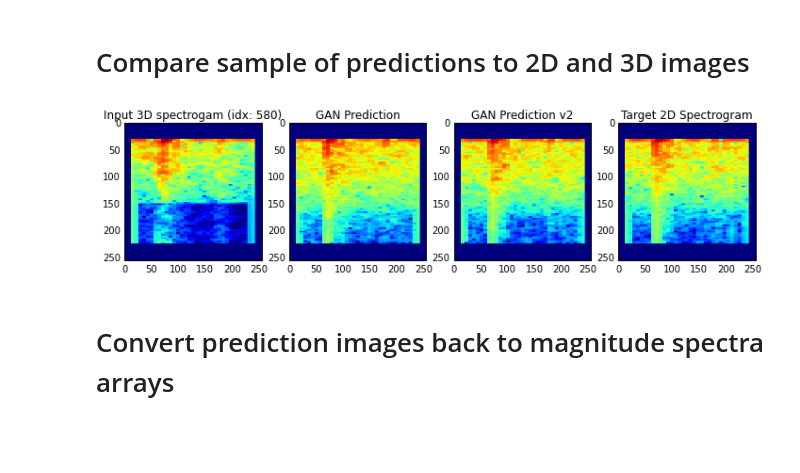
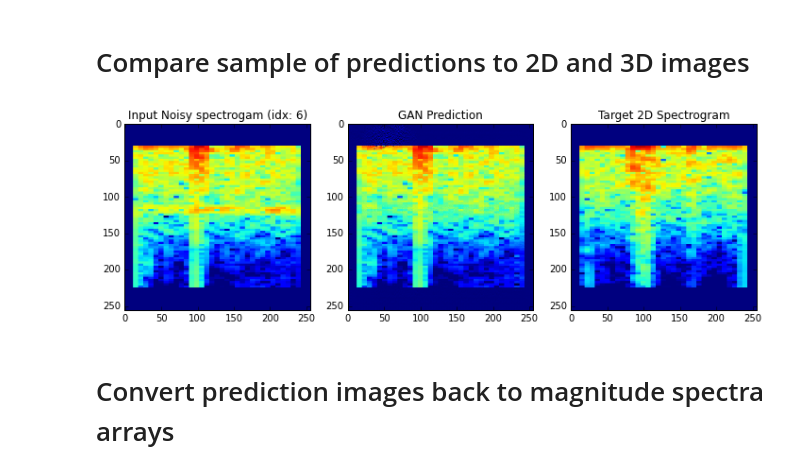
Before and after one commit to astroChance/RadNET, a Jupyter notebook: RadNET_Backend.ipynb, the cells around one changed output. Drawn from its saved outputs; the diff is of its cells as text; code cells hidden in the pictures; blank space fills up the shorter version.

Commit message:
updated for noise test

```diff
--- a/RadNET_Backend.ipynb
+++ b/RadNET_Backend.ipynb
@@ -36,38 +36,35 @@ drive.mount('/content/drive/')
 Mounted at /content/drive/
 # %%
 ### DL prediction images
-predict_path = "/content/drive/My Drive/RadNET/GAN data/Production_Run1/Predictions/"
+predict_path = "/content/drive/MyDrive/RadNET/GAN data/Noise_Test/Predictions_v1_ckpt20-800epochs"
 InferenceFiles = []
 for root, dirs, files in os.walk(predict_path):
     for name in files:
         filename = os.path.join(root, name)
         InferenceFiles.append(filename)
 
-## Corresponding 2D (target) and 3D (input) images
-_2D_image_path = "/content/drive/My Drive/RadNET/GAN data/Production_Run1/2D_Production_Min10_Max1_Testing"
+## Corresponding 2D (target) and Noisy (input) images
+_2D_image_path = "/content/drive/MyDrive/RadNET/GAN data/Noise_Test/Noisetest_Clean_Validation"
 ImageFiles_2D = []
 for root, dirs, files in os.walk(_2D_image_path):
     for name in files:
         filename = os.path.join(root, name)
         ImageFiles_2D.append(filename)
 
-_3D_image_path = "/content/drive/My Drive/RadNET/GAN data/Production_Run1/3D_Production_Min10_Max1_Testing"
-ImageFiles_3D = []
-for root, dirs, files in os.walk(_3D_image_path):
+_Noisy_image_path = "/content/drive/MyDrive/RadNET/GAN data/Noise_Test/Noisetest_Noisy_Validation"
+ImageFiles_Noisy = []
+for root, dirs, files in os.walk(_Noisy_image_path):
     for name in files:
         filename = os.path.join(root, name)
-        ImageFiles_3D.append(filename)
+        ImageFiles_Noisy.append(filename)
 
 
 InferenceFiles = sorted(InferenceFiles, key=lambda x: int(x.split('/')[-1].split('_')[0]))
 ImageFiles_2D = sorted(ImageFiles_2D, key=lambda x: int(x.split('/')[-1].split('_')[0]))
-ImageFiles_3D = sorted(ImageFiles_3D, key=lambda x: int(x.split('/')[-1].split('_')[0]))
+ImageFiles_Noisy = sorted(ImageFiles_Noisy, key=lambda x: int(x.split('/')[-1].split('_')[0]))
 
 
 ### SEGY Data filenames
-# 3D
-
-Volume3D = "/content/drive/My Drive/RadNET/GAN data/3D/PB3D_Fritz_subset.sgy"
 
 # 2D
 
@@ -179,36 +181,31 @@ def get_val_color(RGB_val, cmap):
 # %% [markdown]
 # Compare sample of predictions to 2D and 3D images
 # %%
-rand_pred = random.randint(0,999)
+rand_pred = random.randint(0,49)
 
 with Image.open(InferenceFiles[rand_pred]) as img:
   spec_prediction = np.array(img)
 
-with Image.open(InferenceFiles_v2[rand_pred]) as img:
-  spec_prediction_v2 = np.array(img)
-
 with Image.open(ImageFiles_2D[rand_pred]) as img:
   spec_2D = np.array(img)
 
-with Image.open(ImageFiles_3D[rand_pred]) as img:
-  spec_3D = np.array(img)
+with Image.open(ImageFiles_Noisy[rand_pred]) as img:
+  spec_Noisy = np.array(img)
 
 colormap = 'jet'
-min_val = -10
+min_val = -8
 max_val = 1
 
-fig, ax = plt.subplots(nrows=1, ncols=4, figsize=(12,4))
-ax[0].imshow(spec_3D, cmap = colormap, vmin=min_val, vmax=max_val)
-ax[0].set_title('Input 3D spectrogam (idx: {})'.format(rand_pred))
+fig, ax = plt.subplots(nrows=1, ncols=3, figsize=(12,4))
+ax[0].imshow(spec_Noisy, cmap = colormap, vmin=min_val, vmax=max_val)
+ax[0].set_title('Input Noisy spectrogam (idx: {})'.format(rand_pred))
 ax[1].imshow(spec_prediction, cmap = colormap, vmin=min_val, vmax=max_val)
 ax[1].set_title('GAN Prediction')
-ax[2].imshow(spec_prediction_v2, cmap = colormap, vmin=min_val, vmax=max_val)
-ax[2].set_title('GAN Prediction v2')
-ax[3].imshow(spec_2D, cmap = colormap, vmin=min_val, vmax=max_val)
-ax[3].set_title('Target 2D Spectrogram')
+ax[2].imshow(spec_2D, cmap = colormap, vmin=min_val, vmax=max_val)
+ax[2].set_title('Target 2D Spectrogram')
 plt.show()
 # %% [output]
-[figure, old version]
+[figure, new version]
 # %% [markdown]
 # Convert prediction images back to magnitude spectra arrays
 # %%
```
Also changed, not shown: parts of 9 cells of this notebook.
